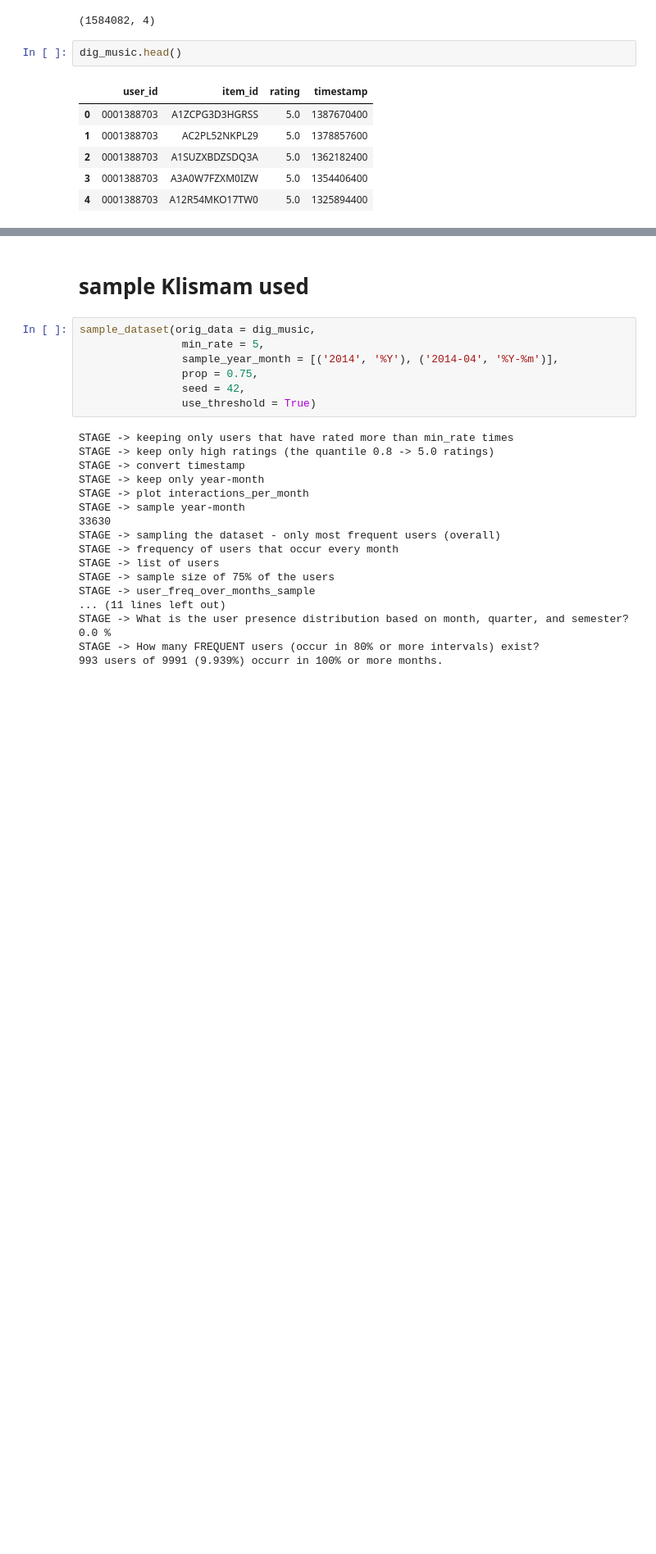
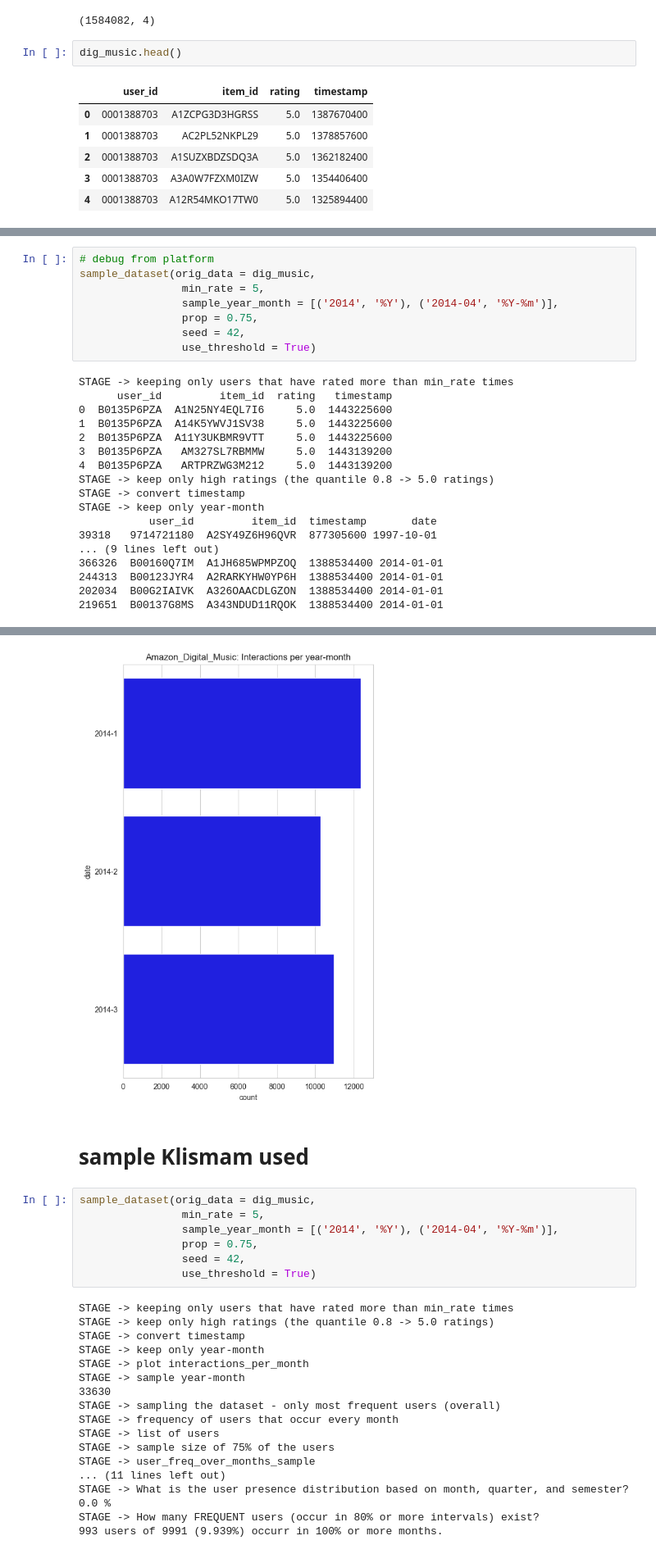
Before and after one commit to mariajoaolavoura/measuring_forgetting, a Jupyter notebook: notebooks/Reproducibility - Amazon Digital Music - Avaliação de Dataset .ipynb, the cells around one changed output, grey strips where cells are left out. Shown: that part at 82% size. Saved outputs shown, nothing was run; the diff lists cells and outputs as text; blank space fills up the shorter version.

Commit message:
debug platform

```diff
--- a/notebooks/Reproducibility - Amazon Digital Music - Avaliação de Dataset .ipynb
+++ b/notebooks/Reproducibility - Amazon Digital Music - Avaliação de Dataset .ipynb
@@ -232,0 +237,26 @@ def sample_dataset(orig_data,
+# %%
+# debug from platform
+sample_dataset(orig_data = dig_music,
+                min_rate = 5,
+                sample_year_month = [('2014', '%Y'), ('2014-04', '%Y-%m')],
+                prop = 0.75,
+                seed = 42,
+                use_threshold = True)
+# %% [output]
+STAGE -> keeping only users that have rated more than min_rate times
+      user_id         item_id  rating   timestamp
+0  B0135P6PZA  A1N25NY4EQL7I6     5.0  1443225600
+1  B0135P6PZA  A14K5YWVJ1SV38     5.0  1443225600
+2  B0135P6PZA  A11Y3UKBMR9VTT     5.0  1443225600
+3  B0135P6PZA   AM327SL7RBMMW     5.0  1443139200
+4  B0135P6PZA   ARTPRZWG3M212     5.0  1443139200
+STAGE -> keep only high ratings (the quantile 0.8 -> 5.0 ratings)
+STAGE -> convert timestamp
+STAGE -> keep only year-month
+           user_id         item_id  timestamp       date
+39318   9714721180  A2SY49Z6H96QVR  877305600 1997-10-01
+... (9 lines left out)
+366326  B00160Q7IM  A1JH685WPMPZOQ  1388534400 2014-01-01
+244313  B00123JYR4  A2RARKYHW0YP6H  1388534400 2014-01-01
+202034  B00G2IAIVK  A326OAACDLGZON  1388534400 2014-01-01
+219651  B00137G8MS  A343NDUD11RQOK  1388534400 2014-01-01
@@ -233,3 +264,4 @@ def sample_dataset(orig_data,
+[figure, added]
 # %% [markdown]
 # sample Klismam used
 # %%
```
Also changed, not shown: parts of 2 cells of this notebook, 5 other files.
